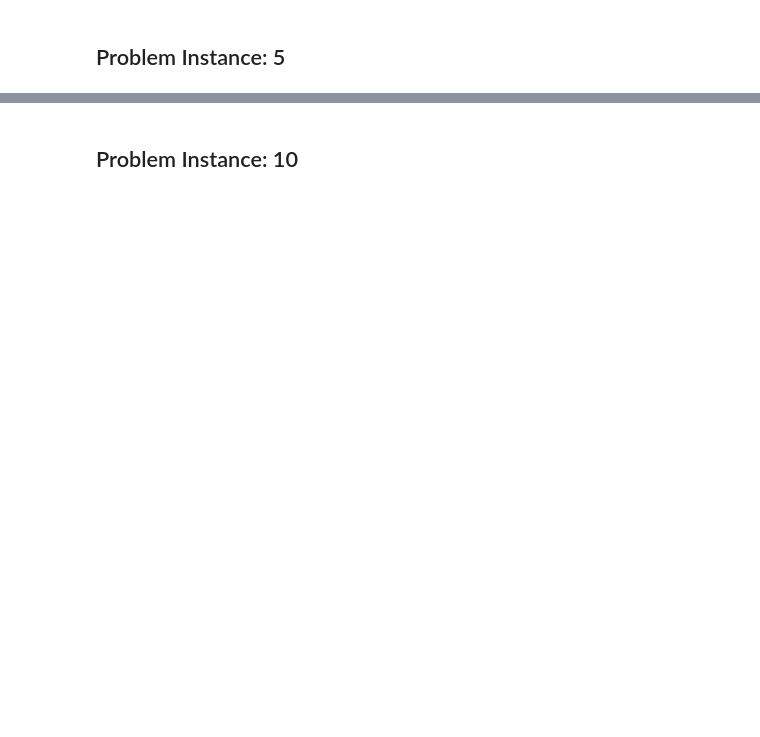
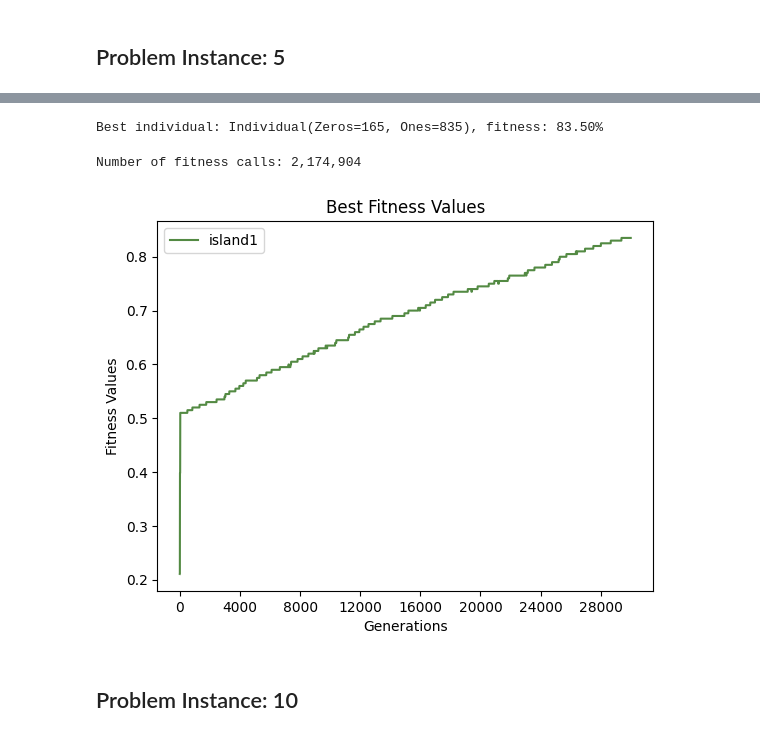
Before and after one commit to FarInHeight/Computational-Intelligence, a Jupyter notebook: lab9/lab9.ipynb, the cells around one changed output, grey strips where cells are left out. Drawn from its saved outputs; the diff is of its cells as text; code cells hidden in the pictures; blank space fills up the shorter version.

```diff
--- a/lab9/lab9.ipynb
+++ b/lab9/lab9.ipynb
@@ -275,2 +584,50 @@ Number of fitness calls: 1,714,111
+# %%
+population = create_population(FITNESS_FUNCTION, LOCI, POPULATION_SIZE)
+best_individual = find_best_individual(population)
+generation_best_fitnesses = [best_individual.fitness]
+
+pbar = trange(GENERATIONS)
+for generation in pbar:
+    # extinction
+    population, offspring = extinction_by_similarity(
+        population, STD, POPULATION_SIZE, SURVIVORS_PERCENTAGE, FITNESS_FUNCTION, LOCI
+    )
+
+    if offspring is None:
+        offspring = []
+        for _ in range(OFFSPRING_SIZE):
+            if random() < CROSSOVER_MUTATION:
+                parent1 = select_parent(population, TOURNAMENT_SIZE)
+                parent2 = select_parent(population, TOURNAMENT_SIZE)
+                child = mutate(uniform_crossover(parent1, parent2))
+            else:
+                parent = select_parent(population, TOURNAMENT_SIZE)
+                child = mutate(parent)
+            offspring.append(child)
+
+    population = update_population(population, offspring, POPULATION_SIZE)
+    generation_best_fitnesses.append(population[0].fitness)
+    pbar.set_description(f'Best Fitness {population[0].fitness:.2%}')
+
+    if population[0].fitness > best_individual.fitness:
+        best_individual = population[0]
+
+    if math.isclose(1, population[0].fitness):
+        break
+
+    # sequential niching
+    population = alter_most_promising_individuals(population, NUMBER_ALTERED_PROMISING_POINTS, PROB)
+
+print(f"Best individual: {best_individual}, fitness: {best_individual.fitness:.2%}")
+# %% [output]
+Best individual: Individual(Zeros=165, Ones=835), fitness: 83.50%
+# %%
+print(f'Number of fitness calls: {FITNESS_FUNCTION.calls:,}')
+# %% [output]
+Number of fitness calls: 2,174,904
+# %%
+plot_fitnesses_by_generations([generation_best_fitnesses], 1)
+# %% [output]
+[figure, added]
 # %% [markdown]
 ## Problem Instance: 10
```
Also changed, not shown: parts of 30 cells of this notebook.
